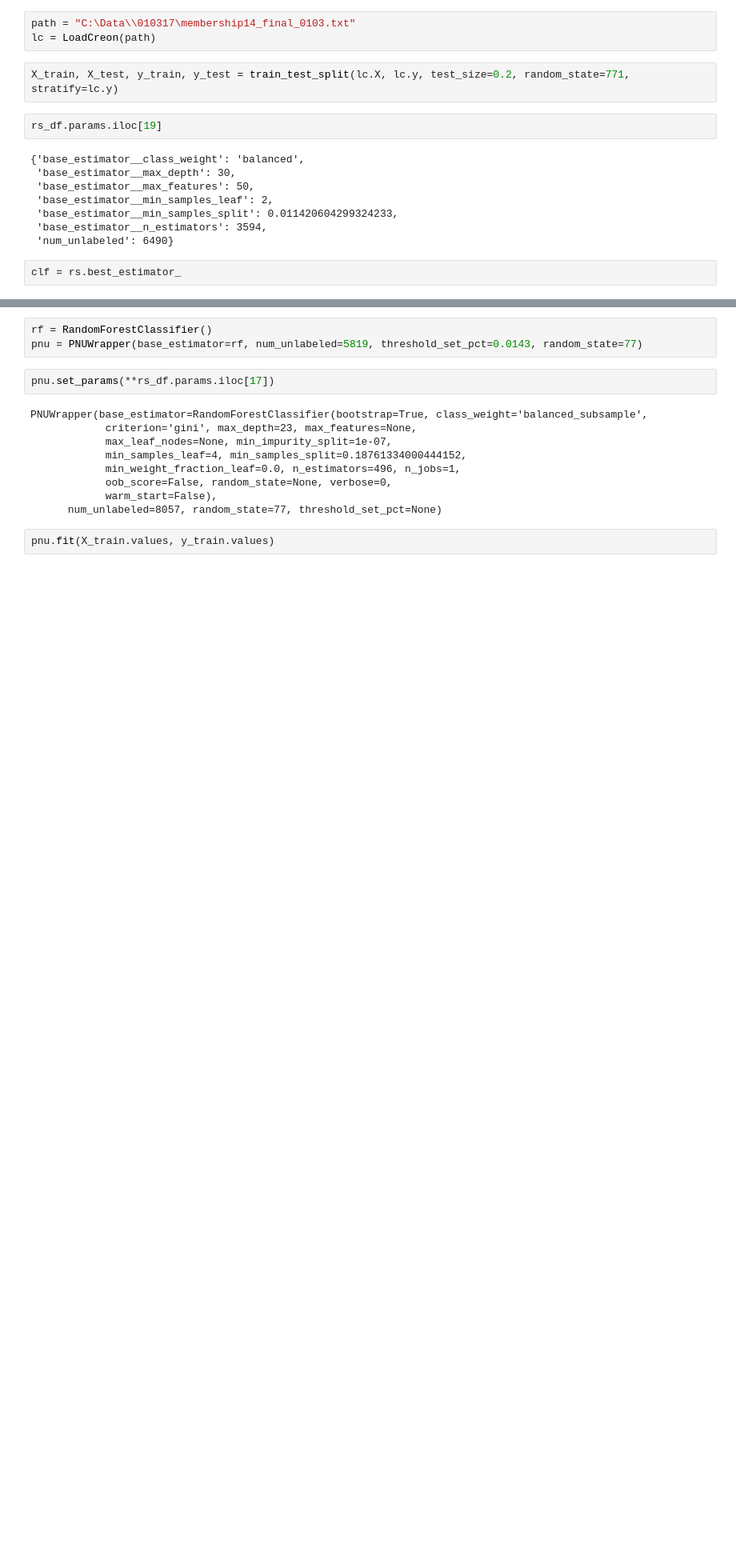
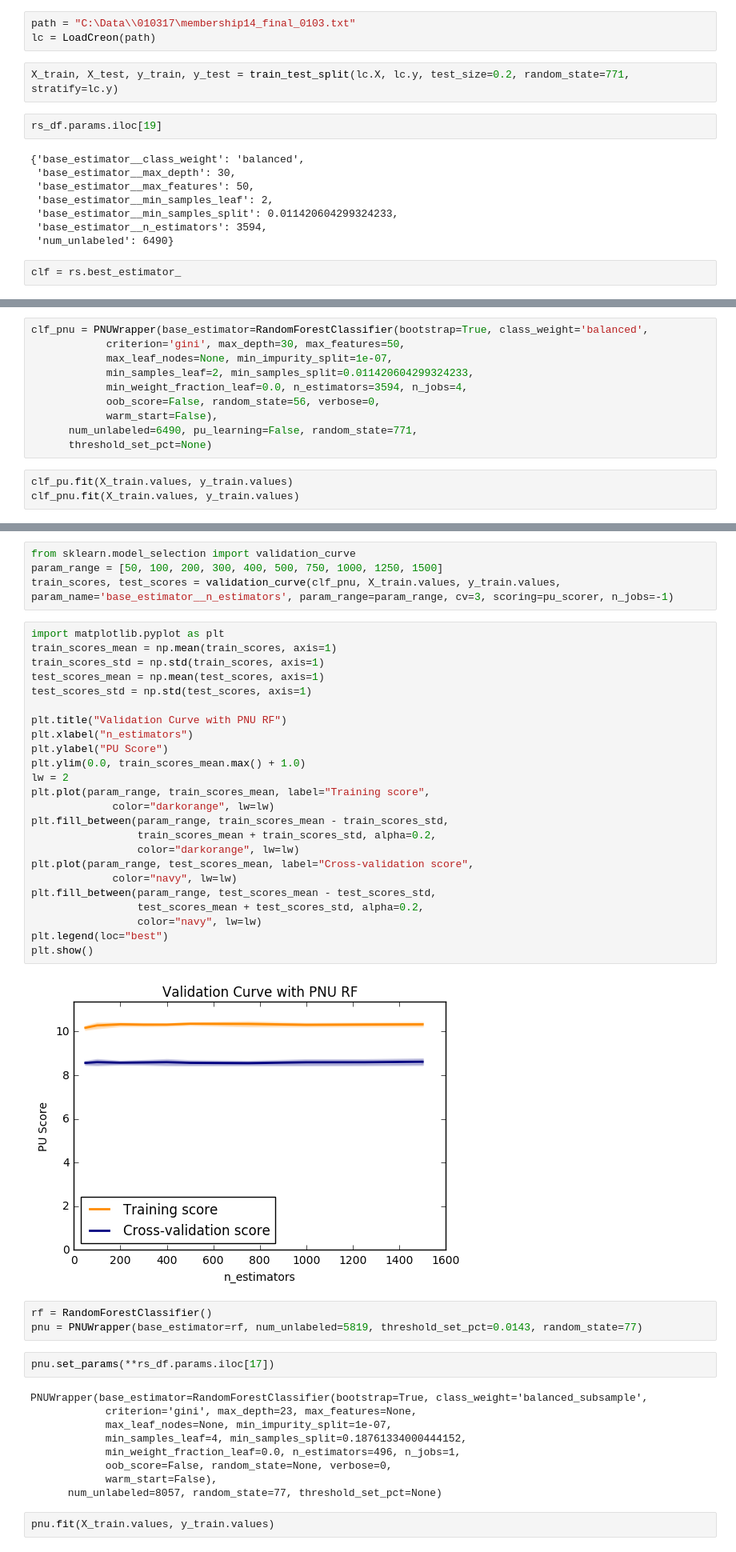
Before and after one commit to milliman/EPI_Machine_Learning, a Jupyter notebook: Explore Random Search Results.ipynb, the cells around one changed output, grey strips where cells are left out. Shown at 80% size. Cells and saved outputs as stored; diff of their text form; blank space fills up the shorter version.

Commit message:
added partial brier, pu learning option in pnu wrapper, compared pu with pnu, validation curve for n_estimators

```diff
--- a/Explore Random Search Results.ipynb
+++ b/Explore Random Search Results.ipynb
@@ -86,0 +111,13 @@ clf = rs.best_estimator_
+# %%
+clf_pnu = PNUWrapper(base_estimator=RandomForestClassifier(bootstrap=True, class_weight='balanced',
+            criterion='gini', max_depth=30, max_features=50,
+            max_leaf_nodes=None, min_impurity_split=1e-07,
+            min_samples_leaf=2, min_samples_split=0.011420604299324233,
+            min_weight_fraction_leaf=0.0, n_estimators=3594, n_jobs=4,
+            oob_score=False, random_state=56, verbose=0,
+            warm_start=False),
+      num_unlabeled=6490, pu_learning=False, random_state=771,
+      threshold_set_pct=None)
+# %%
+clf_pu.fit(X_train.values, y_train.values)
+clf_pnu.fit(X_train.values, y_train.values)
@@ -87,3 +165,33 @@ clf = rs.best_estimator_
+# %%
+from sklearn.model_selection import validation_curve
+param_range = [50, 100, 200, 300, 400, 500, 750, 1000, 1250, 1500]
+train_scores, test_scores = validation_curve(clf_pnu, X_train.values, y_train.values, param_name='base_estimator__n_estimators', param_range=param_range, cv=3, scoring=pu_scorer, n_jobs=-1)
+# %%
+import matplotlib.pyplot as plt
+train_scores_mean = np.mean(train_scores, axis=1)
+train_scores_std = np.std(train_scores, axis=1)
+test_scores_mean = np.mean(test_scores, axis=1)
+test_scores_std = np.std(test_scores, axis=1)
+
+plt.title("Validation Curve with PNU RF")
+plt.xlabel("n_estimators")
+plt.ylabel("PU Score")
+plt.ylim(0.0, train_scores_mean.max() + 1.0)
+lw = 2
+plt.plot(param_range, train_scores_mean, label="Training score",
+             color="darkorange", lw=lw)
+plt.fill_between(param_range, train_scores_mean - train_scores_std,
+                 train_scores_mean + train_scores_std, alpha=0.2,
+                 color="darkorange", lw=lw)
+plt.plot(param_range, test_scores_mean, label="Cross-validation score",
+             color="navy", lw=lw)
+plt.fill_between(param_range, test_scores_mean - test_scores_std,
+                 test_scores_mean + test_scores_std, alpha=0.2,
+                 color="navy", lw=lw)
+plt.legend(loc="best")
+plt.show()
+# %% [output]
+[figure, added]
 # %%
 rf = RandomForestClassifier()
 pnu = PNUWrapper(base_estimator=rf, num_unlabeled=5819, threshold_set_pct=0.0143, random_state=77)
```
Also changed, not shown: parts of 6 cells of this notebook, 4 other files.
